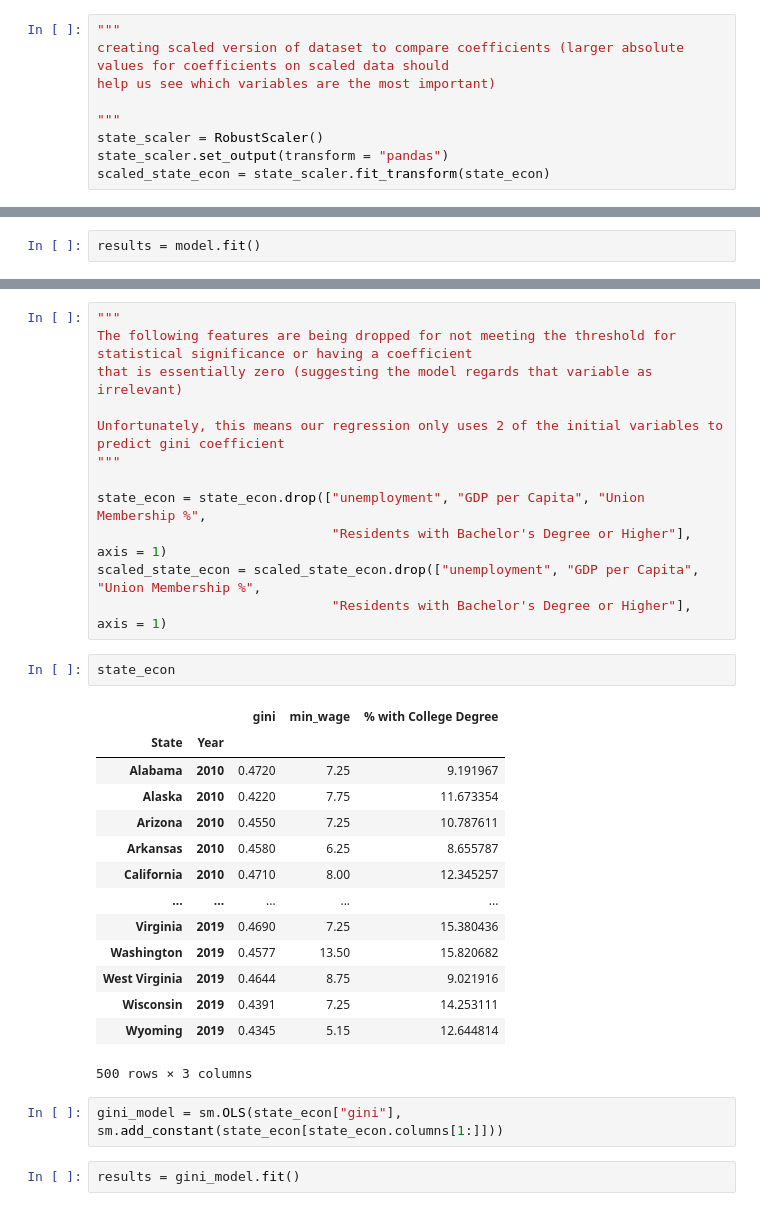
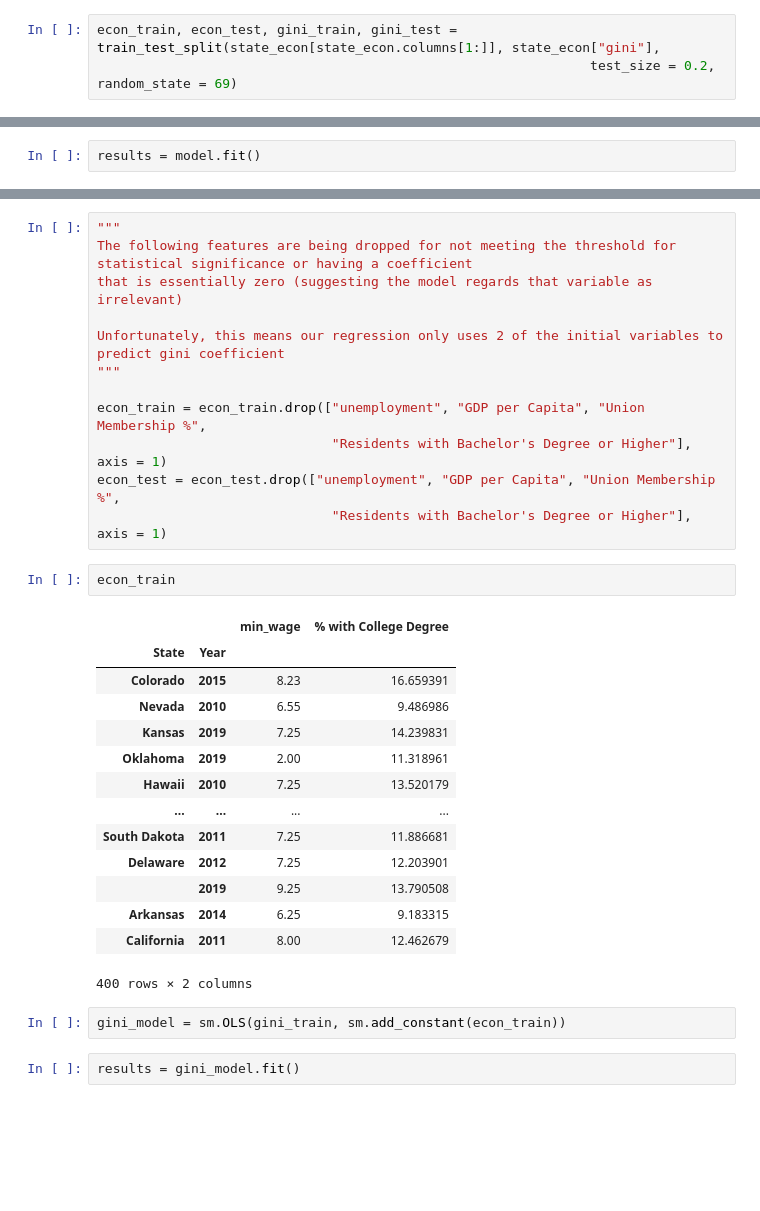
Before and after one commit to harshil0217/CMSE_Min_Wage_Project, a Jupyter notebook: Regression/State_Regression.ipynb, the cells around one changed output, grey strips where cells are left out. Cells and saved outputs as stored; diff of their text form; blank space fills up the shorter version.

```diff
--- a/Regression/State_Regression.ipynb
+++ b/Regression/State_Regression.ipynb
@@ -65,12 +68,6 @@ corr_coef
 #Removed features that are highly colinear with other features and with each other
 state_econ = state_econ.drop(["Population", "GDP (in millions USD)"], axis = 1)
 # %%
-"""
-creating scaled version of dataset to compare coefficients (larger absolute values for coefficients on scaled data should
-help us see which variables are the most important)
-
-"""
-state_scaler = RobustScaler()
-state_scaler.set_output(transform = "pandas")
-scaled_state_econ = state_scaler.fit_transform(state_econ)
+econ_train, econ_test, gini_train, gini_test = train_test_split(state_econ[state_econ.columns[1:]], state_econ["gini"],
+                                                               test_size = 0.2, random_state = 69)
 # %%
@@ -131,29 +128,29 @@ that is essentially zero (suggesting the model regards that variable as irreleva
 Unfortunately, this means our regression only uses 2 of the initial variables to predict gini coefficient
 """
 
-state_econ = state_econ.drop(["unemployment", "GDP per Capita", "Union Membership %",
+econ_train = econ_train.drop(["unemployment", "GDP per Capita", "Union Membership %",
                               "Residents with Bachelor's Degree or Higher"], axis = 1)
-scaled_state_econ = scaled_state_econ.drop(["unemployment", "GDP per Capita", "Union Membership %",
+econ_test = econ_test.drop(["unemployment", "GDP per Capita", "Union Membership %",
                               "Residents with Bachelor's Degree or Higher"], axis = 1)
 # %%
-state_econ
+econ_train
 # %% [output]
-|  |  | gini | min_wage | % with College Degree |
-| State | Year |  |  |  |
-| Alabama | 2010 | 0.4720 | 7.25 | 9.191967 |
-| Alaska | 2010 | 0.4220 | 7.75 | 11.673354 |
-| Arizona | 2010 | 0.4550 | 7.25 | 10.787611 |
-| Arkansas | 2010 | 0.4580 | 6.25 | 8.655787 |
-| California | 2010 | 0.4710 | 8.00 | 12.345257 |
-| ... | ... | ... | ... | ... |
-| Virginia | 2019 | 0.4690 | 7.25 | 15.380436 |
-| Washington | 2019 | 0.4577 | 13.50 | 15.820682 |
-| West Virginia | 2019 | 0.4644 | 8.75 | 9.021916 |
-| Wisconsin | 2019 | 0.4391 | 7.25 | 14.253111 |
-| Wyoming | 2019 | 0.4345 | 5.15 | 12.644814 |
+|  |  | min_wage | % with College Degree |
+| State | Year |  |  |
+| Colorado | 2015 | 8.23 | 16.659391 |
+| Nevada | 2010 | 6.55 | 9.486986 |
+| Kansas | 2019 | 7.25 | 14.239831 |
+| Oklahoma | 2019 | 2.00 | 11.318961 |
+| Hawaii | 2010 | 7.25 | 13.520179 |
+| ... | ... | ... | ... |
+| South Dakota | 2011 | 7.25 | 11.886681 |
+| Delaware | 2012 | 7.25 | 12.203901 |
+|  | 2019 | 9.25 | 13.790508 |
+| Arkansas | 2014 | 6.25 | 9.183315 |
+| California | 2011 | 8.00 | 12.462679 |
-500 rows × 3 columns
+400 rows × 2 columns
 # %%
-gini_model = sm.OLS(state_econ["gini"], sm.add_constant(state_econ[state_econ.columns[1:]]))
+gini_model = sm.OLS(gini_train, sm.add_constant(econ_train))
 # %%
 results = gini_model.fit()
 # %%
```
Also changed, not shown: parts of 13 cells of this notebook.
